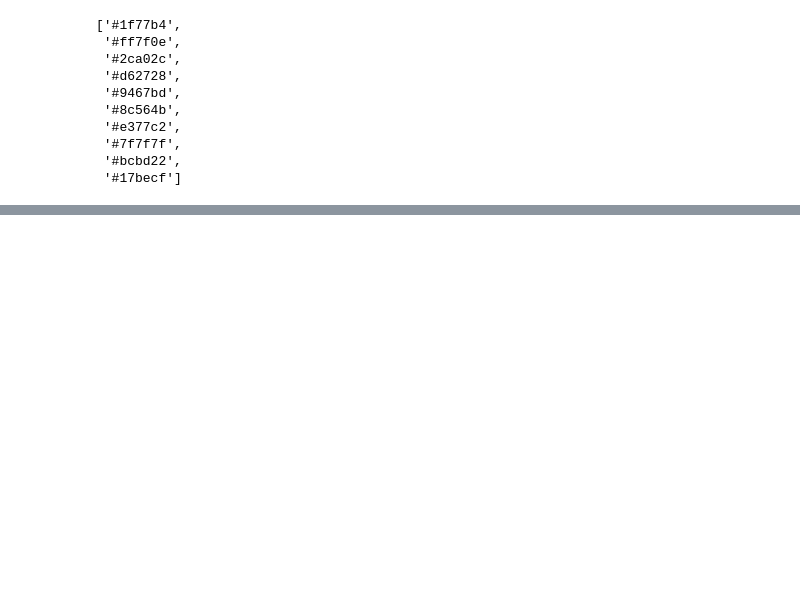
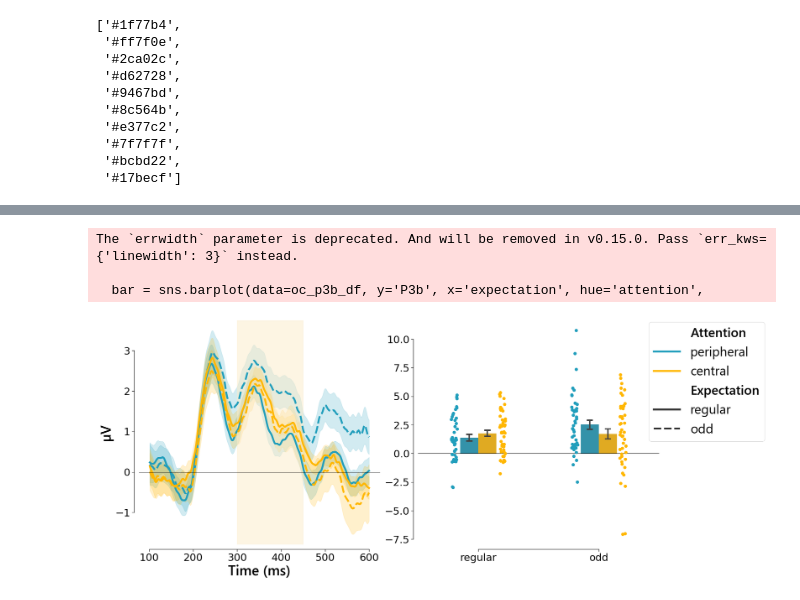
Before and after one commit to maxvanmigem/prediction-attention-v1-processing, a Jupyter notebook: plotting/graph_making.ipynb, the cells around one changed output, grey strips where cells are left out. Cells and saved outputs as stored; diff of their text form; code cells hidden in the pictures; blank space fills up the shorter version.

Commit message:
plotting changes and test scripts

```diff
--- a/plotting/graph_making.ipynb
+++ b/plotting/graph_making.ipynb
@@ -21,8 +20,8 @@ oc_p1 = pd.read_csv(data_directory + 'oc_p1_plot.csv')
 oc_p3 = pd.read_csv(data_directory + 'oc_p3_plot.csv')
 
 # truncate
-max_length = .2
-min_length = -0.05
+max_length = .6
+min_length = .1
 stan_nc_c1 = stan_nc_c1[stan_nc_c1['times']< max_length]
 ind_nc_c1 = ind_nc_c1[ind_nc_c1['times']< max_length]
 stan_oc_c1 = stan_oc_c1[stan_oc_c1['times']< max_length]
@@ -311,51 +466,84 @@ P1 rERP plotting
 """
 import matplotlib.lines as mlines
 
-fig, axes = plt.subplots(1, figsize=(16, 10), sharey=True)
+fig, axes = plt.subplots(1,2, figsize=(20, 8), sharey=False)
 
 line_colours1= ['#219EBC','#FFB703']
 line_colours2 = ['#8ECAE6','#FB8500']
 
 sns.set_context("paper")
 
 sns.lineplot(data=oc_p3, x='time', y='P3b',
              hue='attention',style='expectation',
-             palette = line_colours1 ,ax=axes, linewidth=4,
+             palette = line_colours1 ,ax=axes[0], linewidth=4,
              errorbar = 'se')
 
-handles, labels = axes.get_legend_handles_labels()
+handles, labels = axes[0].get_legend_handles_labels()
 legend = fig.legend(handles, labels, ncol=1, bbox_to_anchor=(1.01, 1),prop={'size': 28, 'family': 'Segoe UI'})
 legend.texts[0].set_text("Attention")
+legend.texts[1].set_text("peripheral")
+legend.texts[2].set_text("central")
 legend.texts[3].set_text("Expectation")
 legend.texts[0].set_fontweight("semibold")
 legend.texts[3].set_fontweight("semibold")
 
-sns.despine(offset=10, trim=True)
+axes[0].axhline(y=0, lw=1, c='black' )
+axes[0].set_ylabel('µV', fontdict={'family': 'Segoe UI', 'weight': 'semibold','size':30})
+axes[0].set_xlabel('Time (ms)', fontdict={'family': 'Segoe UI', 'weight': 'semibold','size':30})
+axes[0].legend_.remove()
+# Change the size of the numbers on the axes
+axes[0].tick_params(axis='x', labelsize=22)  # Font size for x-axis numbers
+axes[0].tick_params(axis='y', labelsize=22)
 
-
-axes.axhline(y=0, lw=1, c='black' )
-axes.axhline(y=0, lw=1, c='black' )
-axes.axvline(x=130, ls= '--', lw=1, c='black' )
-axes.axvline(x=183, ls = '--', lw=1, c='black' )
-axes.set_ylabel('µV', fontdict={'family': 'Segoe UI', 'weight': 'semibold','size':30})
-axes.set_xlabel('Time (ms)', fontdict={'family': 'Segoe UI', 'weight': 'semibold','size':30})
-axes.legend_.remove()
-# Change the size of the numbers on the axes
-axes.tick_params(axis='x', labelsize=22)  # Font size for x-axis numbers
-axes.tick_params(axis='y', labelsize=22)
-
-# Change the size of the numbers on the axes
-axes.tick_params(axis='x', labelsize=22)  # Font size for x-axis numbers
-axes.tick_params(axis='y', labelsize=22)
 # Add a highlighting bar (vertical span)
 highlight_start = 100
 highlight_mid = 300
 highlight_end = 450
 
-axes.axvspan(highlight_mid, highlight_end, color='#FCECC9', alpha=0.5, label='Highlight 2')
+axes[0].axvspan(highlight_mid, highlight_end, color='#FCECC9', alpha=0.5, label='Highlight 2')
+
+bar = sns.barplot(data=oc_p3b_df, y='P3b', x='expectation', hue='attention',
+                 edgecolor='none', palette=line_colours1,
+                 errorbar='se', errwidth=3,
+                 order=['regular','odd'],
+                 capsize=.08,
+                 width=.3,  # Adjusted width
+                 linewidth=0.3,
+                 ax=axes[1])
+
+sns.stripplot(oc_p3b_df,y='P3b',
+              x='expectation',
+              hue='attention',
+              dodge=True,  # Prevents overlapping
+              palette=line_colours1,
+              order=['regular', 'odd'],
+              jitter= 0.05,
+              size=7,  # Adjust point size
+              alpha=1,
+              ax = axes[1])
+# Adjust x-axis limits to center the bars
+axes[1].set_xlim(-0.5, 1.5)  # For 2 categories (regular at 0, odd at 1)
+axes[1].axhline(y=0, lw=1, c='black' )
+# OR alternatively, use matplotlib's autoscale with some padding
+axes[1].margins(x=0.2)  # Add 20% padding on both sides
+
+# Customize appearance
+axes[1].set_xlabel('')
+axes[1].set_ylabel('')
+axes[1].tick_params(axis='both', labelsize=22)
+
+# Adjust legend position if needed
+if axes[1].get_legend() is not None:
+    axes[1].get_legend().remove()
 
 # Adjust layout to prevent overlap
+sns.despine(offset=10, trim=True)
 plt.tight_layout(rect=[0, 0, 0.85, 1])
 # Show the figure
 plt.show()
 fig.savefig('localiser.png')
+# %% [output]
+The `errwidth` parameter is deprecated. And will be removed in v0.15.0. Pass `err_kws={'linewidth': 3}` instead.
+
+  bar = sns.barplot(data=oc_p3b_df, y='P3b', x='expectation', hue='attention',
+[figure, added]
```
Also changed, not shown: parts of 7 cells of this notebook, 6 other files.
